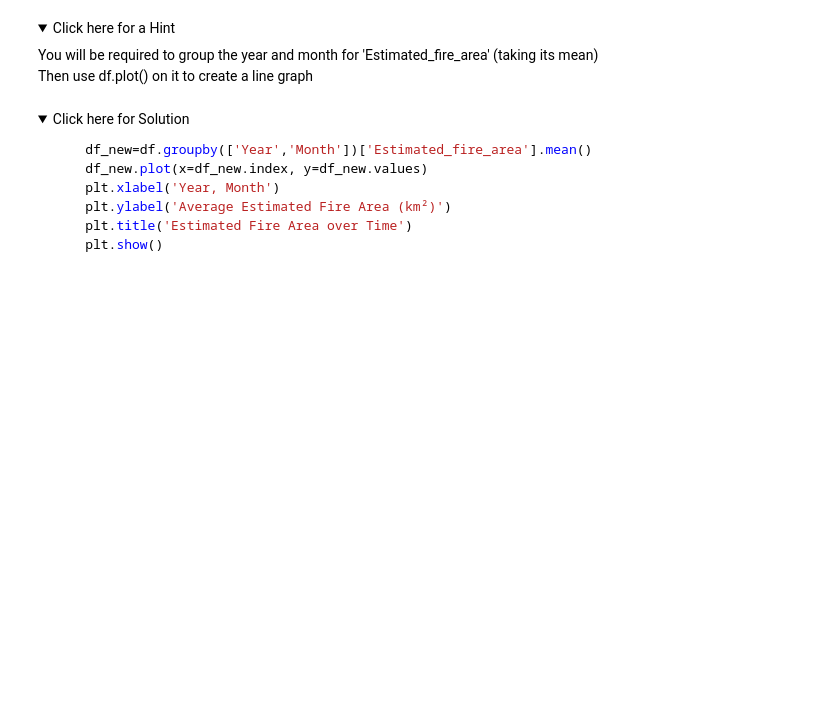
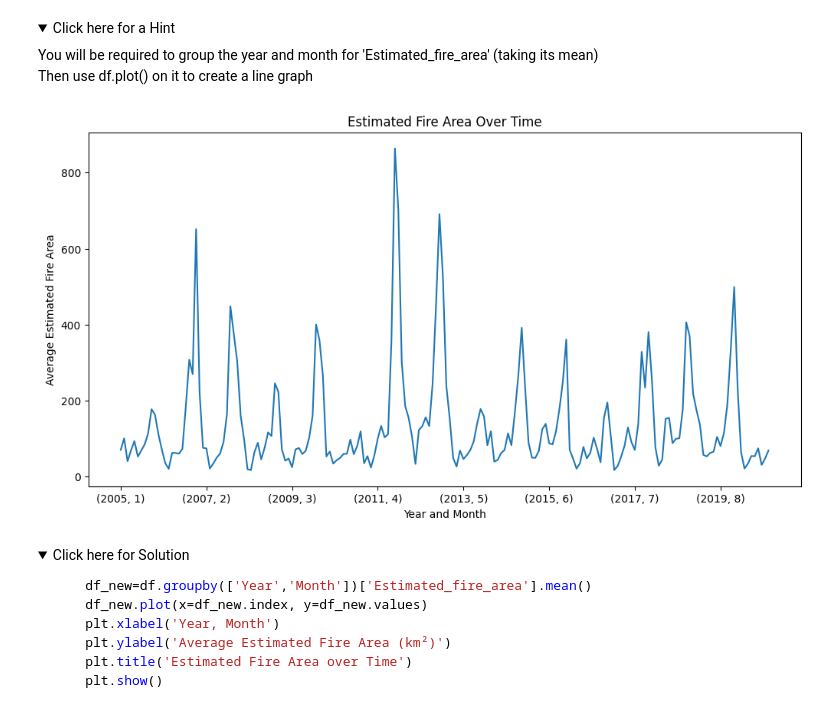
Before and after one commit to felix553/Data-Analyst-IBM-Course, a Jupyter notebook: Data Visualisation and Dashboards with Excel and Cognos/Week 5/Practice_Assignment_Part1.jupyterlite.ipynb, the cells around one changed output. Drawn from its saved outputs; the diff is of its cells as text; code cells hidden in the pictures; folded sections open; blank space fills up the shorter version.

```diff
--- a/Data Visualisation and Dashboards with Excel and Cognos/Week 5/Practice_Assignment_Part1.jupyterlite.ipynb
+++ b/Data Visualisation and Dashboards with Excel and Cognos/Week 5/Practice_Assignment_Part1.jupyterlite.ipynb
@@ -323,3 +318,13 @@ You will be required to group the year and month for 'Estimated_fire_area' (taki
+# %%
+# TODO
+df_month = df.groupby(['Year', 'Month'])['Estimated_fire_area'].mean()
+df_month.plot(x=df_month.index, y=df_month.values, figsize=(12,6))
+plt.xlabel("Year and Month")
+plt.ylabel("Average Estimated Fire Area")
+plt.title('Estimated Fire Area Over Time')
+plt.show()
+# %% [output]
+[figure, added]
 # %% [markdown]
 <details>
     <summary>Click here for Solution</summary>
```
Also changed, not shown: parts of 18 cells of this notebook.
